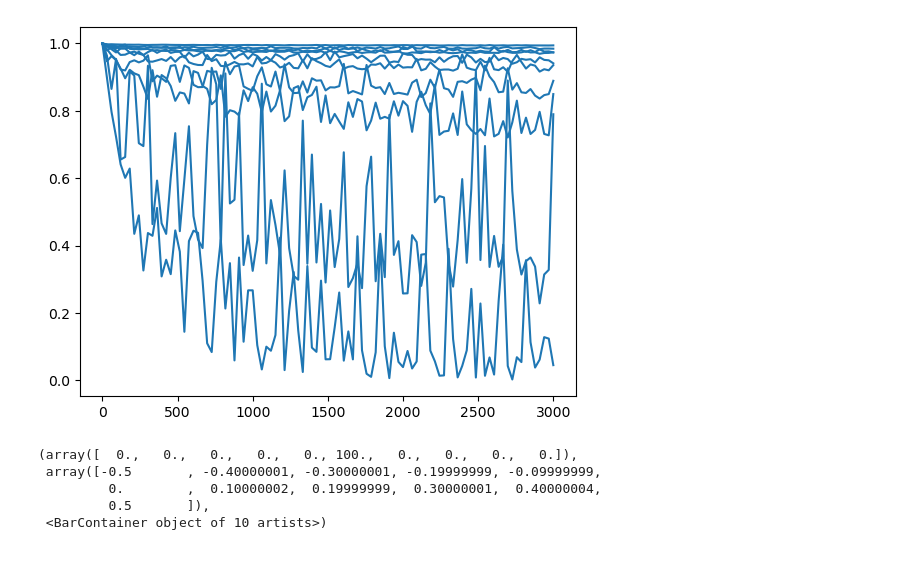
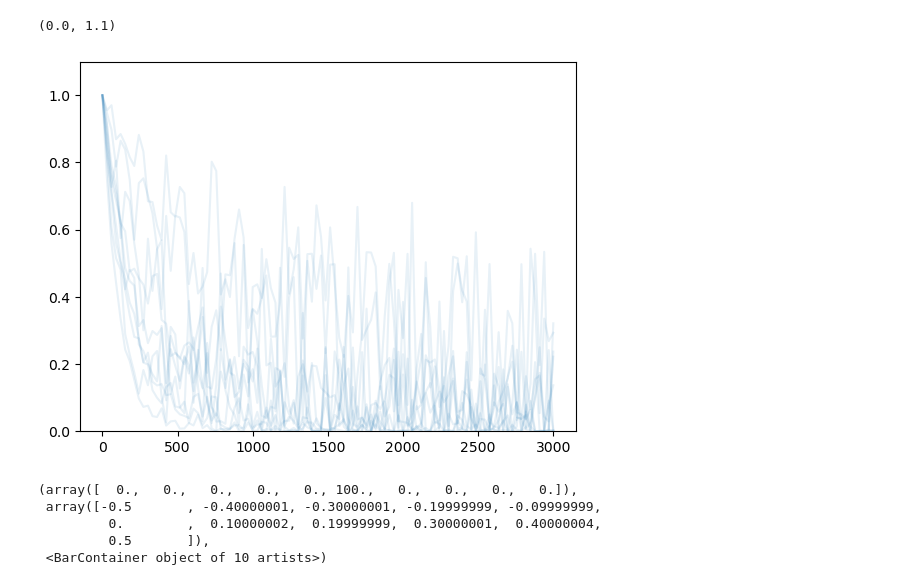
Before and after one commit to mackelab/dmri, a Jupyter notebook: notebooks/dmri_simulators.ipynb, the cells around one changed output. Cells and saved outputs as stored; diff of their text form; code cells hidden in the pictures.

```diff
--- a/notebooks/dmri_simulators.ipynb
+++ b/notebooks/dmri_simulators.ipynb
@@ -19,16 +19,18 @@ acq = acquisition_scheme(bvals, bvecs)
 # %%
 from dmri.simulators.local_signal_models.ball import MultiShellBall
 from dmri.simulators.local_signal_models.stick import MultiShellStick
-from dmri.simulators.multi_compartment import MultiShellBall3StickSharedDiffusivity, MultiShellBall3StickSharedDiffusivityUniformFraction
+from dmri.simulators.multi_compartment import MultiShellBall3StickSharedDiffusivity, MultiShellBall3StickSharedDiffusivityUniformFraction, Ball3StickSharedDiffusivity
 
 def sim(theta):
-    return MultiShellBall3StickSharedDiffusivityUniformFraction.from_theta(theta).signal(acq)
+    return Ball3StickSharedDiffusivity.from_theta(theta).signal(acq)
 
-signals = jax.vmap(sim)(np.random.randn(10, MultiShellBall3StickSharedDiffusivityUniformFraction.theta_dim))
+signals = jax.vmap(sim)(np.random.randn(10, Ball3StickSharedDiffusivity.theta_dim))
 
-_ = plt.plot(bvals, signals.T, color="C0", alpha=1.)
+_ = plt.plot(bvals, signals.T, color="C0", alpha=0.1)
+plt.ylim(0, 1.1)
 # %% [output]
+(0.0, 1.1)
-[figure, old version]
+[figure, new version]
 # %%
 plt.hist(jax.random.gamma(jax.random.key(0), 0.00001, (100,))/0.0005)
 # %% [output]
```
Also changed, not shown: 3 other files.
